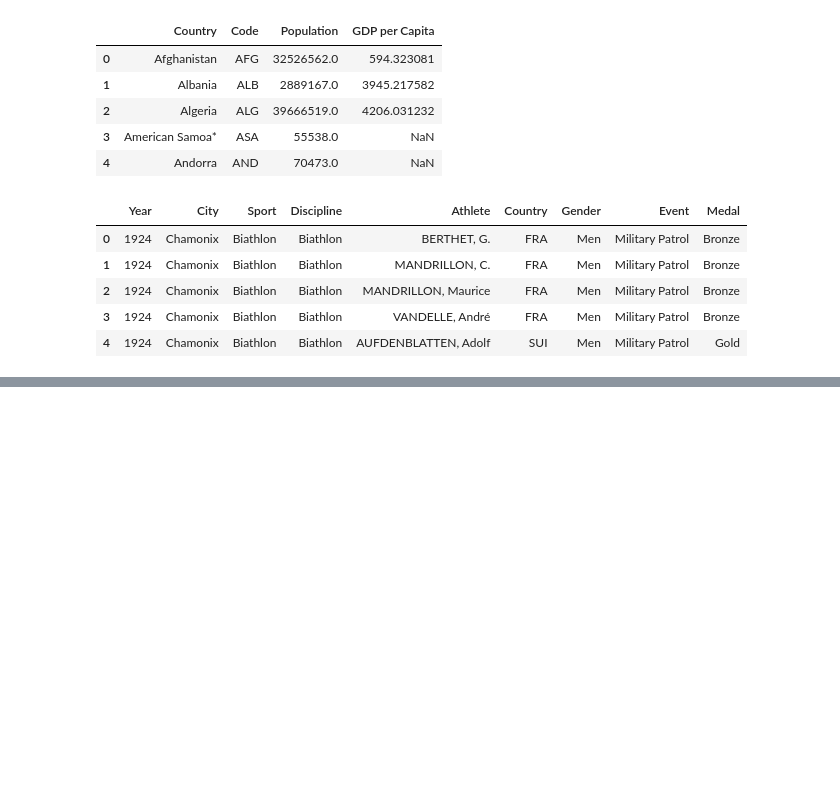
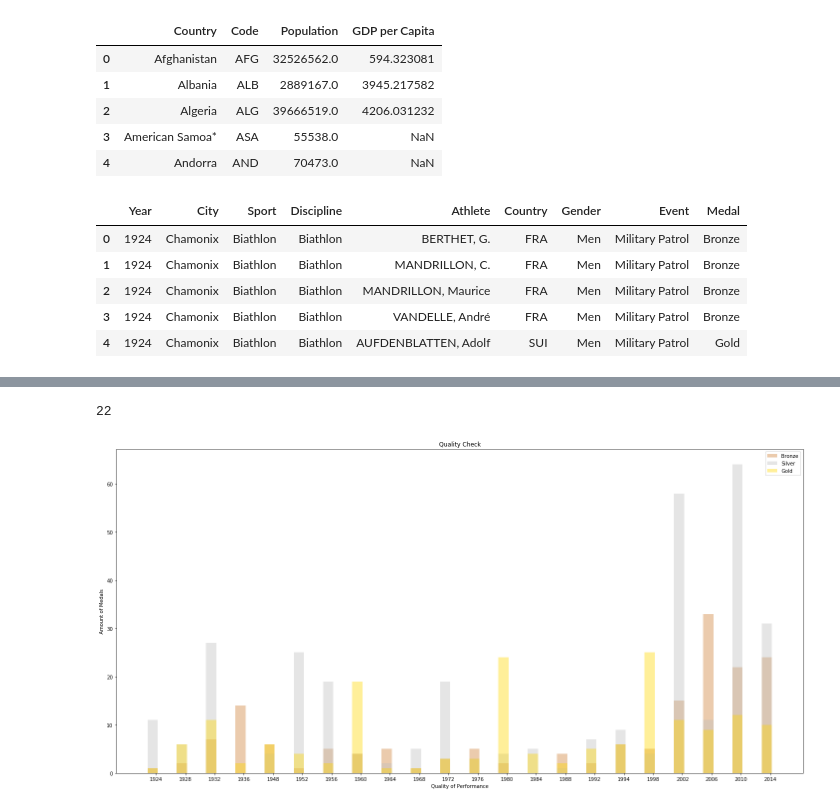
Before and after one commit to brittney-joyce/Olympic-Data-Analysis, a Jupyter notebook: main-notebook.ipynb, the cells around one changed output, grey strips where cells are left out. Cells and saved outputs as stored; diff of their text form; code cells hidden in the pictures; blank space fills up the shorter version.

```diff
--- a/main-notebook.ipynb
+++ b/main-notebook.ipynb
@@ -159,0 +147,40 @@ for medal in df.get_group(1924)['Medal']:
+# %%
+num_of_groups = len(listYear)
+print(num_of_groups)
+bronzelist = []
+silverlist = []
+goldlist = []
+for year in listYear:
+    for data in us_progress_data['data']:
+        if year == data['Year']:
+            bronzelist.append(data['Medals'].count('Bronze'))
+            silverlist.append(data['Medals'].count('Silver'))
+            goldlist.append(data['Medals'].count('Gold'))
+
+
+fig, ax = plt.subplots(figsize=(20,10))
+index = np.arange(num_of_groups)
+bar_width = 0.35
+
+opacity = 0.4
+error_config = {'ecolor': '0.3'}
+
+rects1 = ax.bar(index, bronzelist, bar_width, alpha = opacity, color = '#cd7f32',
+               error_kw = error_config, label = 'Bronze')
+rects2 = ax.bar(index, silverlist, bar_width, alpha = opacity, color = '#c0c0c0',
+               error_kw = error_config, label = 'Silver')
+rects3 = ax.bar(index, goldlist, bar_width, alpha = opacity, color = '#ffd700',
+               error_kw = error_config, label = 'Gold')
+
+ax.set_xlabel('Quality of Performance')
+ax.set_ylabel('Amount of Medals')
+ax.set_title('Quality Check')
+ax.set_xticks(index + bar_width / 3)
+ax.set_xticklabels(listYear)
+ax.legend()
+
+fig.tight_layout()
+plt.show()
+# %% [output]
+22
+[figure, added]
```
Also changed, not shown: parts of 13 cells of this notebook, 2 other files.
